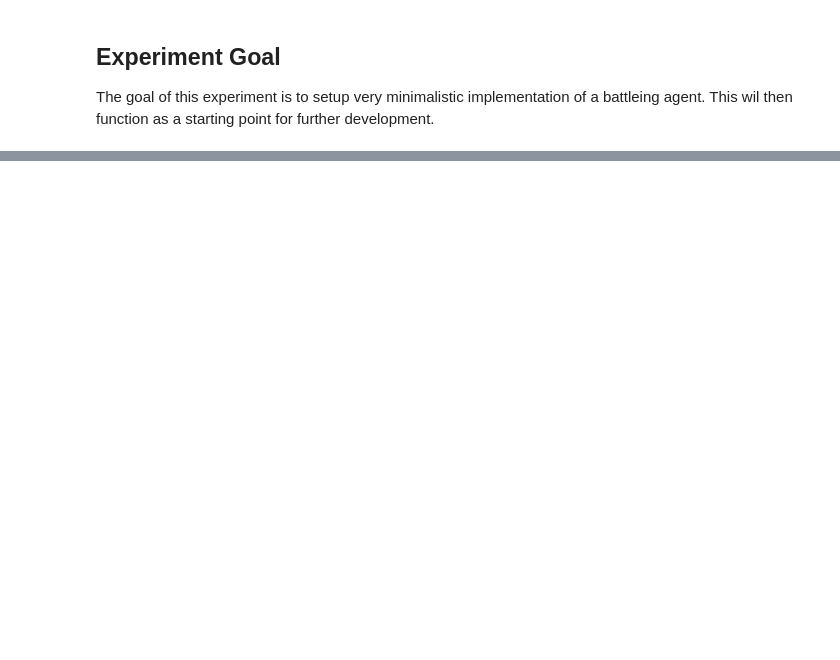
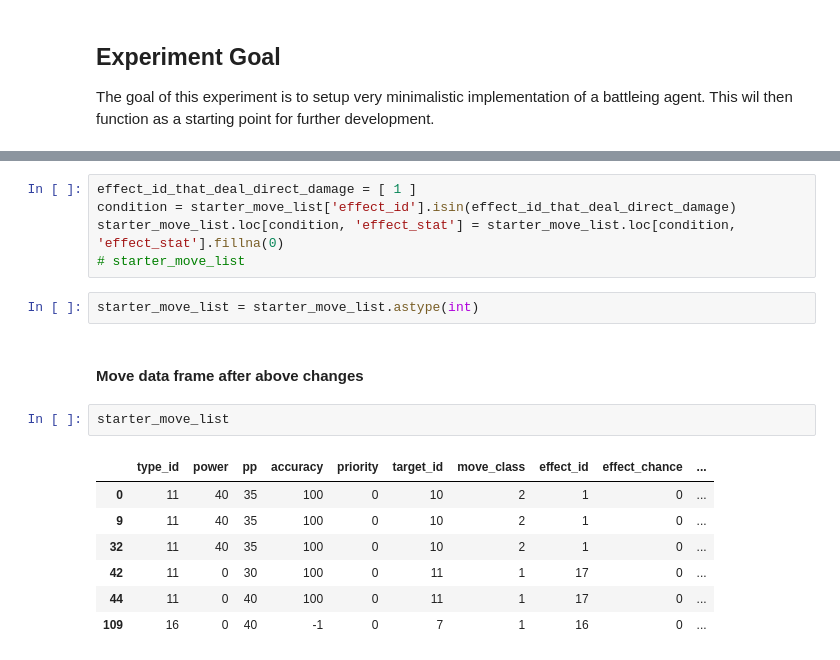
Before and after one commit to LucEnden/deth, a Jupyter notebook: research_lvde/experiments/initial_pokemon_battleing_agent.ipynb, the cells around one changed output, grey strips where cells are left out. Drawn from its saved outputs; the diff is of its cells as text; blank space fills up the shorter version.

```diff
--- a/research_lvde/experiments/initial_pokemon_battleing_agent.ipynb
+++ b/research_lvde/experiments/initial_pokemon_battleing_agent.ipynb
@@ -103,0 +356,19 @@ bag = set([(potion, 1), (full_heal, 1)])
+# %%
+effect_id_that_deal_direct_damage = [ 1 ]
+condition = starter_move_list['effect_id'].isin(effect_id_that_deal_direct_damage)
+starter_move_list.loc[condition, 'effect_stat'] = starter_move_list.loc[condition, 'effect_stat'].fillna(0)
+# starter_move_list
+# %%
+starter_move_list = starter_move_list.astype(int)
+# %% [markdown]
+#### Move data frame after above changes
+# %%
+starter_move_list
+# %% [output]
+|  | type_id | power | pp | accuracy | priority | target_id | move_class | effect_id | effect_chance | ... |
+| 0 | 11 | 40 | 35 | 100 | 0 | 10 | 2 | 1 | 0 | ... |
+| 9 | 11 | 40 | 35 | 100 | 0 | 10 | 2 | 1 | 0 | ... |
+| 32 | 11 | 40 | 35 | 100 | 0 | 10 | 2 | 1 | 0 | ... |
+| 42 | 11 | 0 | 30 | 100 | 0 | 11 | 1 | 17 | 0 | ... |
+| 44 | 11 | 0 | 40 | 100 | 0 | 11 | 1 | 17 | 0 | ... |
+| 109 | 16 | 0 | 40 | -1 | 0 | 7 | 1 | 16 | 0 | ... |
```
Also changed, not shown: parts of 88 cells of this notebook, 5 other files.
